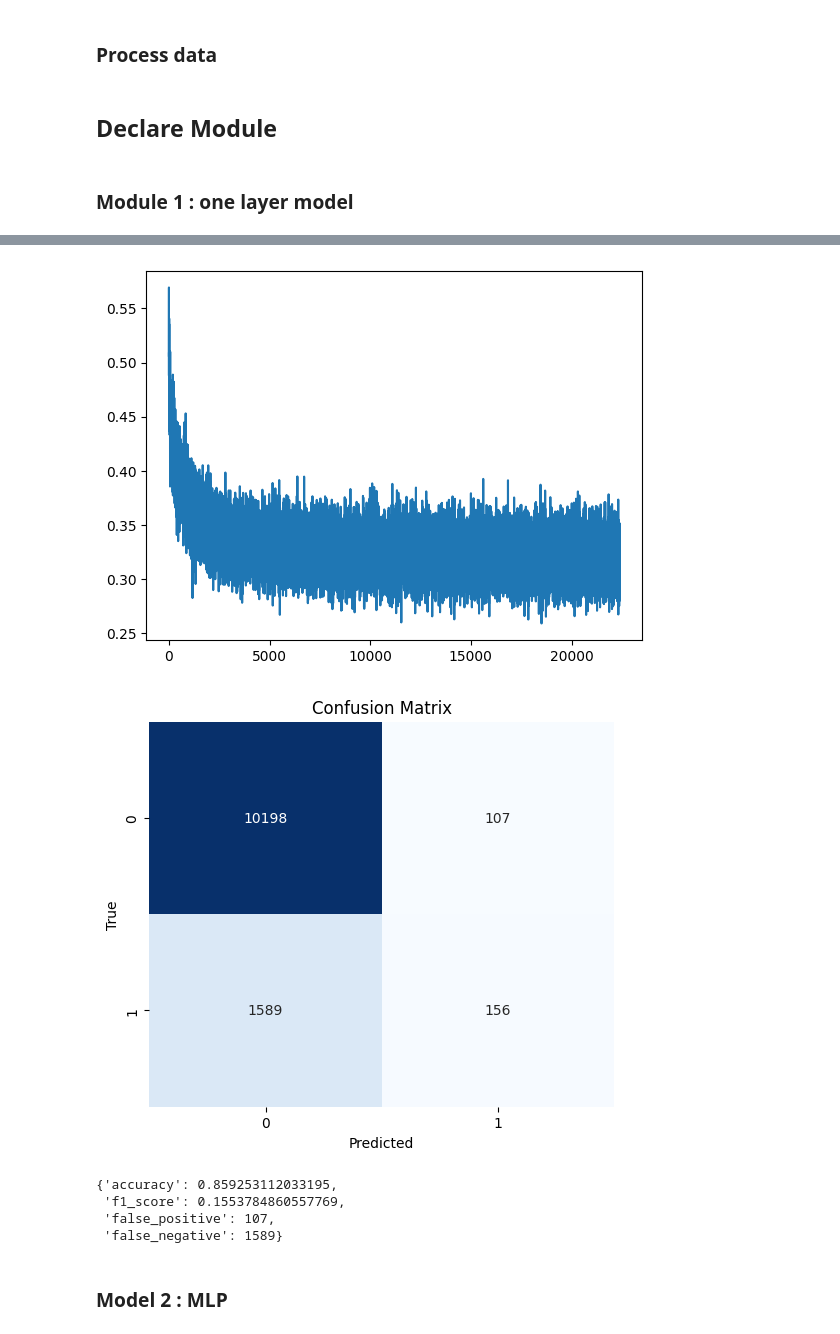
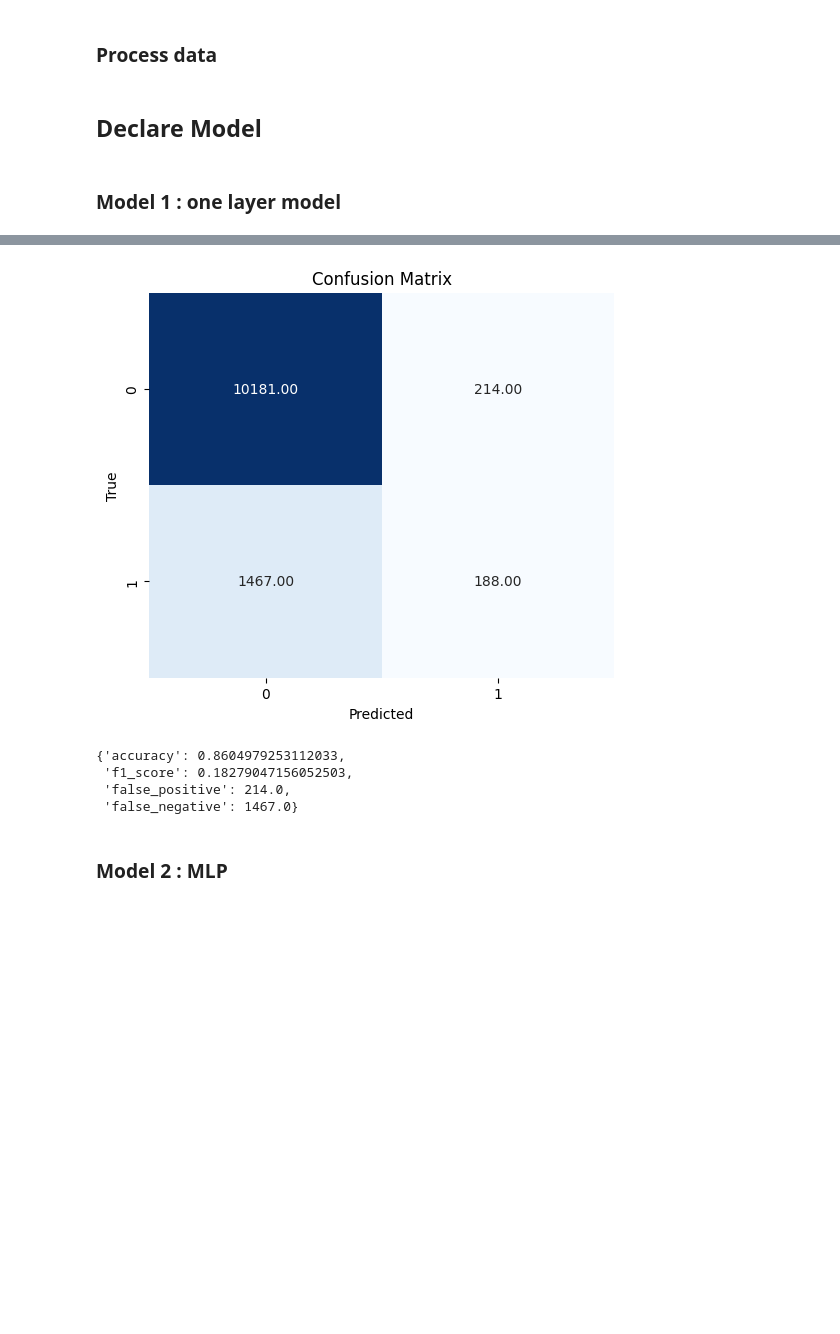
Before and after one commit to ward-benjamin/CS230, a Jupyter notebook: run_notebook.ipynb, the cells around one changed output, grey strips where cells are left out. Cells and saved outputs as stored; diff of their text form; code cells hidden in the pictures; blank space fills up the shorter version.

```diff
--- a/run_notebook.ipynb
+++ b/run_notebook.ipynb
@@ -37,17 +36,28 @@ download_data.download_data()
 num_input = preprocessed.preprocess_data_features()
 temp,dev = preprocessed.split_dataset_dev()
 # %% [markdown]
-## Declare Module
+## Declare Model
 # %% [markdown]
-### Module 1 : one layer model
+### Model 1 : one layer model
+# %%
+layers = []
+input_num = num_input
+batch_size = 1024
+epoch = 10
+learning_rate = 0.001
 # %%
-num_hidden_neurone = 40
-model_one_layer = model.create_sequential_model(num_input,[num_hidden_neurone],dropout_rates=0.1)
+lr_schedule = tf.keras.optimizers.schedules.ExponentialDecay(
+    initial_learning_rate=0.001,
+    decay_steps=100000,
+    decay_rate=0.96,
+    staircase=True)
+model_one_layer = model.create_sequential_model(input_num,hidden_layers=layers,dropout_rates=0.1)
 criterion = loss.WeightedBCELoss(w1 = 5.0, w2 = 1.0)
-optimizer = optim.Adam(model_one_layer.parameters(), lr=0.0001,betas= (0.9,0.99))
+optimizer_adam = tf.keras.optimizers.Adam(learning_rate=learning_rate)
+optimizer_sgd = tf.keras.optimizers.SGD(learning_rate=learning_rate)
 
-train_losses,test_data = train.train_model(temp,model_one_layer,criterion,optimizer,100,batch_size=1024)
-plt.plot(train_losses)
+
+history,test_data = train.train_model(temp,model_one_layer,criterion,optimizer_adam,epoch,batch_size=batch_size)
 
 evaluate.evaluate_model(model_one_layer,test_data)
 # %% [output]
@@ -71,9 +81,8 @@ F1 Score: 0.1554
-[figure, old version]
+[figure, new version]
-[figure, removed]
-{'accuracy': 0.859253112033195,
- 'f1_score': 0.1553784860557769,
- 'false_positive': 107,
- 'false_negative': 1589}
+{'accuracy': 0.8604979253112033,
+ 'f1_score': 0.18279047156052503,
+ 'false_positive': 214.0,
+ 'false_negative': 1467.0}
 # %% [markdown]
 ### Model 2 : MLP
 # %%
```
Also changed, not shown: parts of 13 cells of this notebook, 6 other files.
